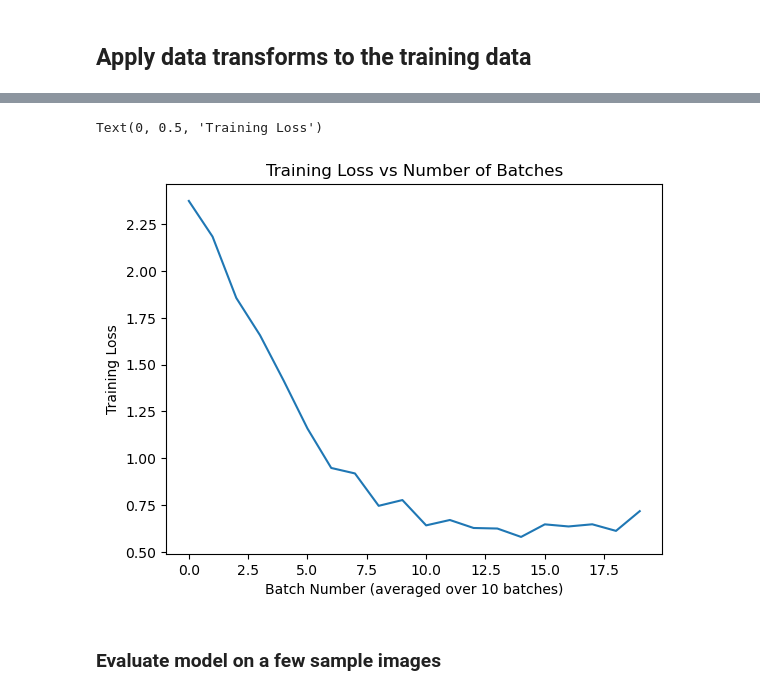
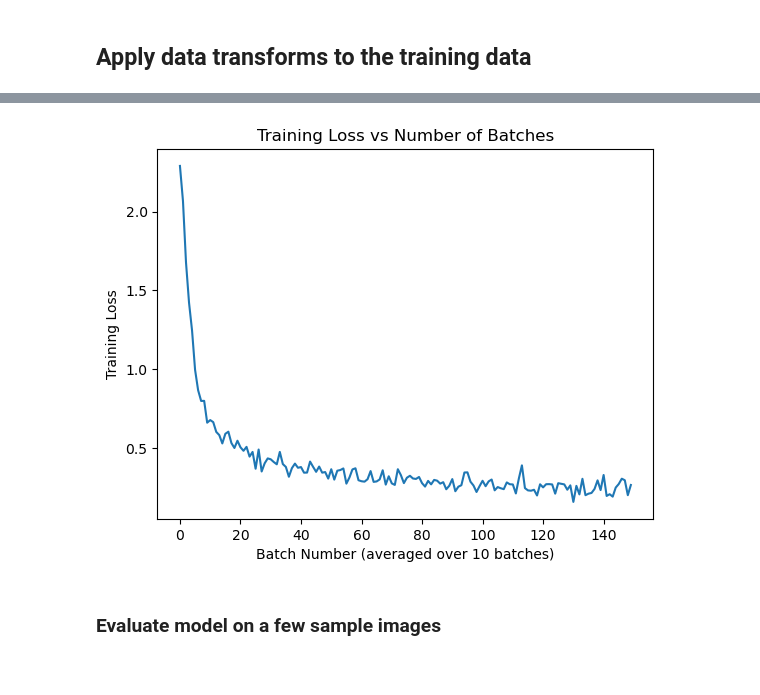
Before and after one commit to osamja/ai-experiments, a Jupyter notebook: mnist-feature-extractor.ipynb, the cells around one changed output, grey strips where cells are left out. Saved outputs shown, nothing was run; the diff lists cells and outputs as text; code cells hidden in the pictures.

```diff
--- a/mnist-feature-extractor.ipynb
+++ b/mnist-feature-extractor.ipynb
@@ -171,14 +179,18 @@ y_val.shape: (8400,)
+# %%
+# # use the entire dataset for training
+X_train = np.asarray(images, dtype=np.uint8)
+y_train = torch.tensor(labels, dtype=torch.long)
 # %%
 # Detect if we have a GPU available
 device = torch.device("cuda:0" if torch.cuda.is_available() else "cpu")
 # %%
 # Update the train model function below to not use dataloaders
-def train_model(model, x, y, criterion, optimizer, num_iterations=num_iterations, is_inception=False):
+def train_model(model, x, y, criterion, optimizer, phases=['train', 'val'], num_iterations=num_iterations, is_inception=False):
     since = time.time()
 
     losses = []
 
-    for phase in ['train', 'val']:
+    for phase in phases:
         print(f'====Phase====: {phase}')
         if phase == 'train':
             model.train()  # Set model to training mode
@@ -221,6 +233,9 @@ def train_model(model, x, y, criterion, optimizer, num_iterations=num_iterations
 
                 losses.append(loss.item())
 
+                if i % 100 == 0:
+                    print(f'iteration {i}: loss: {loss.item()}')
+
                 # print(f'outputs.shape: {outputs.shape}')
                 _, preds = torch.max(outputs, 1)
                 # print(f'preds.shape: {preds.shape}')
@@ -348,5 +336,11 @@ torch.Size([5000, 3, 224, 224])
+# %%
+# Apply the train data transforms on X_train
+X_train = [data_transforms['train'](x_i) for x_i in X_train]
+
+# add batch dimension to x
+X_train = torch.stack(X_train)
 # %%
-# Train and evaluate
-model_ft, losses = train_model(model_ft, x, y, criterion, optimizer_ft, num_iterations=100, is_inception=(model_name=="inception"))
+# # Train and evaluate
+model_ft, losses = train_model(model_ft, X_train, y_train, criterion, optimizer_ft, ['train'])
 # %% [output]
 ====Phase====: train
@@ -358,23 +368,14 @@ Validation Accuracy: 0.818438
 # %%
-# # Plot the training loss and accuracy
-# fig, ax = plt.subplots(2,1)
-# ax[0].plot(losses)
-# ax[0].set_title("Cross Entropy Loss")
-# ax[1].plot(accuracies)
-# ax[1].set_title("Classification Accuracy")
-
-# Plot the loss over the mean of the last 10 losses
-# fig, ax = plt.subplots(1,1)
-
 # plot the training loss
 num_batch_to_avg = 10
 plt.plot(torch.tensor(losses).view(-1, num_batch_to_avg).mean(1))
 plt.title("Training Loss vs Number of Batches")
 plt.xlabel(f'Batch Number (averaged over {num_batch_to_avg} batches)')
 plt.ylabel("Training Loss")
+
+num_batches = num_iterations // num_batch_to_avg
 # %% [output]
-Text(0, 0.5, 'Training Loss')
-[figure, old version]
+[figure, new version]
 # %% [markdown]
 ### Evaluate model on a few sample images
 # %%
```
Also changed, not shown: parts of 25 cells of this notebook, 4 other files.
